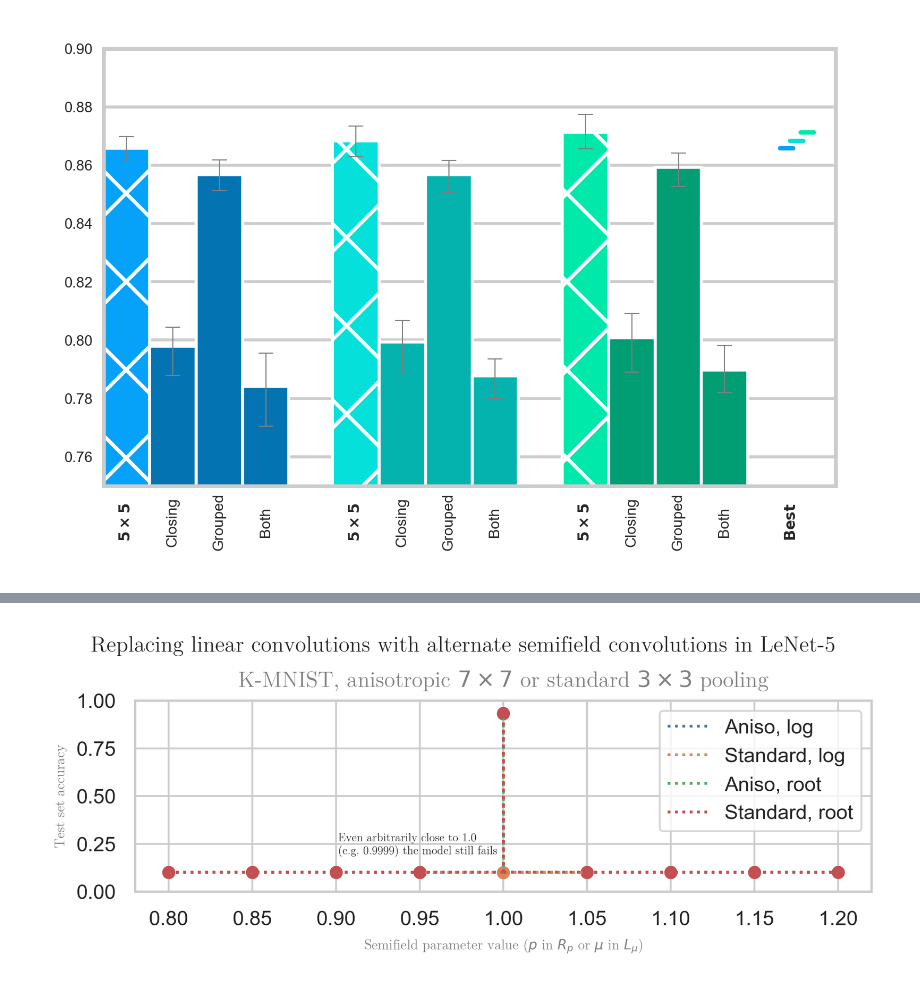
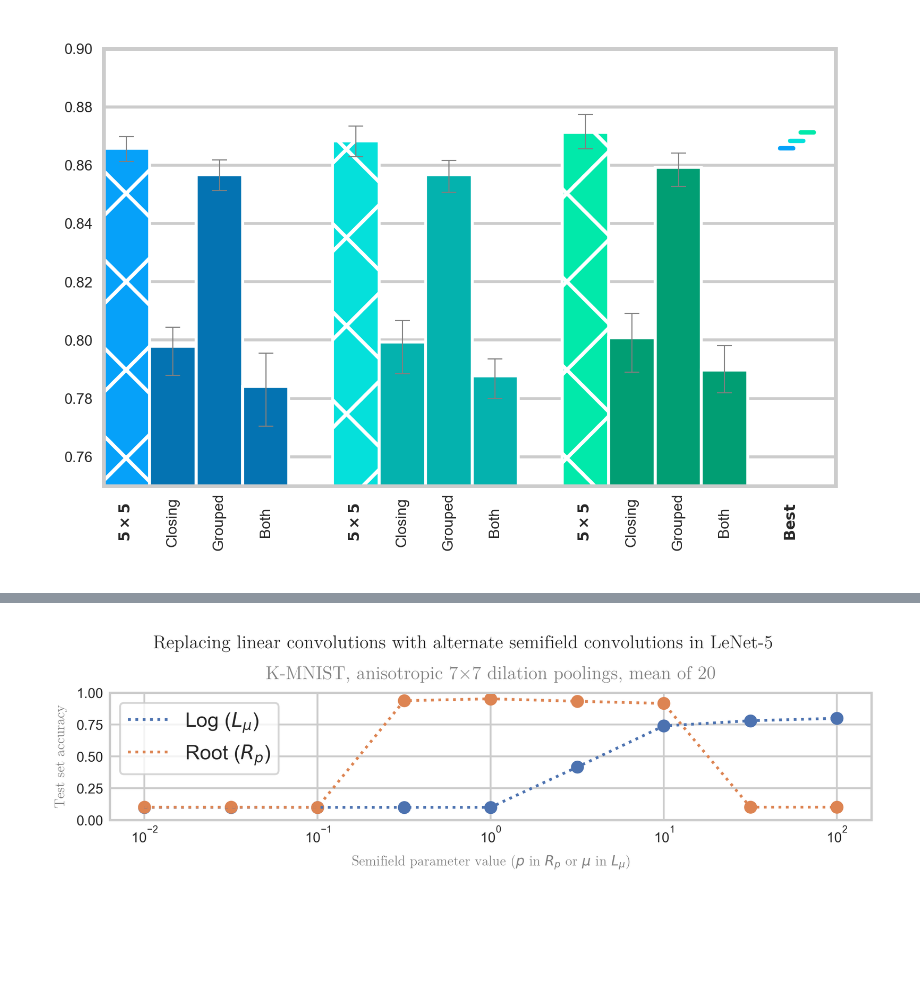
Before and after one commit to p-adema/quadratic-conv, a Jupyter notebook: src/graphs/results.ipynb, the cells around one changed output, grey strips where cells are left out. Saved outputs shown, nothing was run; the diff lists cells and outputs as text; code cells hidden in the pictures; blank space fills up the shorter version.

```diff
--- a/src/graphs/results.ipynb
+++ b/src/graphs/results.ipynb
@@ -414,74 +414,48 @@ def alt_preprocess(
 
 import numpy as np
 
-_, _ax = plt.subplots(layout="compressed", dpi=500, figsize=(5, 2))
+_, _ax = plt.subplots(layout="compressed", dpi=500, figsize=(5, 1.5))
 
 for (kind, semifield), group in (
     alt_preprocess(pl.read_parquet("./.data/nonlinear_k_mnist.pq"))
     .sort("param", "semifield", "kind")
     .group_by("kind", "semifield", maintain_order=True)
 ):
-    if semifield == "log":
-        _col = _ax.plot(
-            group["param"],
-            group["mean"],
-            label=f"{kind.capitalize()}, {semifield}",
-            linestyle="dotted",
-        )[0].get_color()
-    else:
-        _col = _ax.plot(
-            group["param"][:4],
-            group["mean"][:4],
-            label=f"{kind.capitalize()}, {semifield}",
-            linestyle="dotted",
-        )[0].get_color()
-        # See measurements in the next cell.
-        _ax.plot(
-            (group["param"][3], 0.99999),
-            (group["mean"][3], group["mean"][3]),
-            linestyle="dotted",
-            color=_col,
-        )
-        _ax.plot(
-            (0.99999, 1.0, 1.0001), group["mean"][3:6], linestyle="dotted", color=_col
-        )
-        _ax.plot(
-            (1.0001, group["param"][5]),
-            (group["mean"][5], group["mean"][5]),
-            linestyle="dotted",
-            color=_col,
-        )
-        _ax.plot(group["param"][5:], group["mean"][5:], linestyle="dotted", color=_col)
+    _col = _ax.plot(
+        group["param"],
+        group["mean"],
+        label="Log ($L_\\mu$)" if semifield == "log" else "Root ($R_p$)",
+        linestyle="dotted",
+    )[0].get_color()
     _ax.scatter(group["param"], group["mean"], color=_col)
 
-
-plt.text(
-    0.9013,
-    0.195,
-    "Even arbitrarily close to 1.0\n(e.g. 0.9999) the model still fails",
-    font="Latin Modern Roman",
-    fontsize=5,
-)
+_ax.tick_params("both", labelsize=6)
+for tick in _ax.get_xaxis().get_major_ticks():
+    tick.set_pad(-2)
+for tick in _ax.get_yaxis().get_major_ticks():
+    tick.set_pad(-2)
 plt.legend()
-plt.ylim(0, 1)
+plt.ylim(0, 1.0)
 plt.ylabel("Test set accuracy", fontsize=6, color="grey", font="Latin Modern Roman")
+plt.xscale("log")
 plt.xlabel(
     r"Semifield parameter value ($p$ in $R_p$ or $\mu$ in $L_\mu$)",
     fontsize=6,
     color="grey",
     font="Latin Modern Roman",
 )
 plt.suptitle(
     "Replacing linear convolutions with alternate semifield convolutions in LeNet-5",
     font="Latin Modern Roman",
+    fontsize=8,
 )
 plt.title(
-    "K-MNIST, anisotropic $7\\times7$ or standard $3\\times3$ pooling",
+    "K-MNIST, anisotropic 7×7 dilation poolings, mean of 20",
     color="grey",
-    fontsize=3,
     font="Latin Modern Roman",
+    fontsize=8,
 )
 plt.savefig("./report/figures/results_nonlin.png")
 plt.show()
 # %% [output]
-[figure, old version]
+[figure, new version]
```
Also changed, not shown: parts of 1 cell of this notebook, 11 other files.
